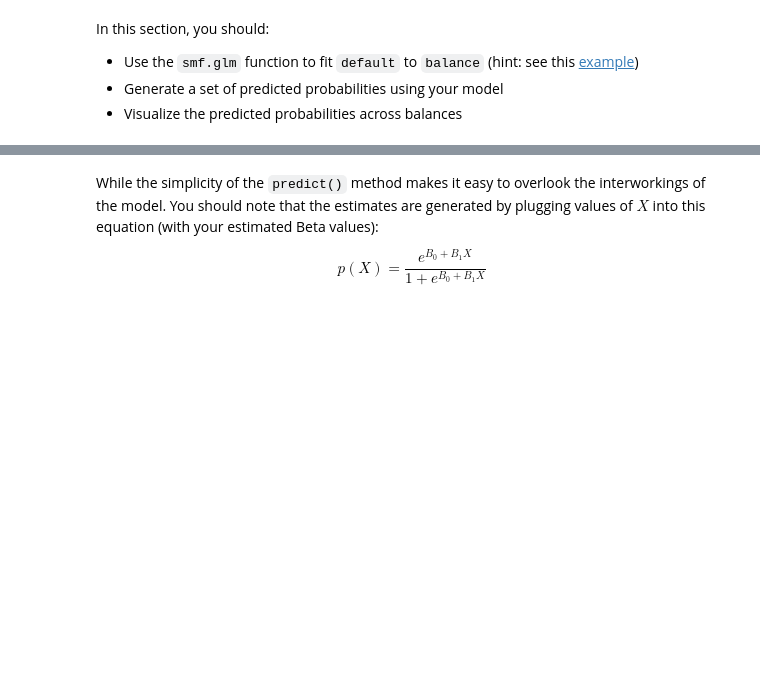
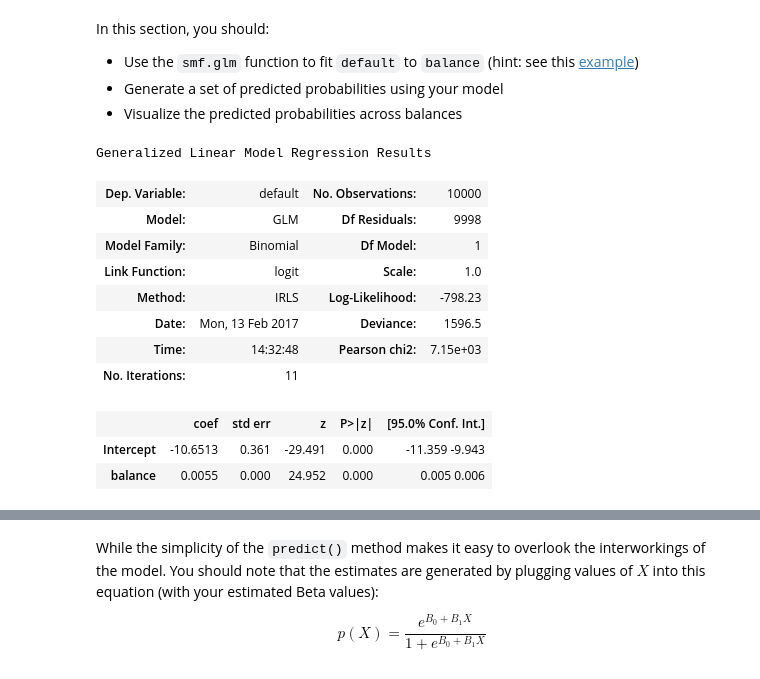
Before and after one commit to info-370/classification, a Jupyter notebook: logistic-regression/demo.ipynb, the cells around one changed output, grey strips where cells are left out. Cells and saved outputs as stored; diff of their text form; code cells hidden in the pictures; blank space fills up the shorter version.

Commit message:
finished logistic regression

```diff
--- a/logistic-regression/demo.ipynb
+++ b/logistic-regression/demo.ipynb
@@ -175,7 +175,20 @@ In this section, you should:
 - Visualize the predicted probabilities across balances
 # %%
 # Use the `smf.glm` function to fit `default` to `balance` (hint: use the `binomial` family)
-mod1 = smf.glm(formula=formula, data=dta, family=sm.families.Binomial()).fit()
+mod1 = smf.glm(formula='default ~ balance', data=df, family=sm.families.Binomial()).fit()
 mod1.summary()
+# %% [output]
+Generalized Linear Model Regression Results
+| Dep. Variable: | default | No. Observations: | 10000 |
+| Model: | GLM | Df Residuals: | 9998 |
+| Model Family: | Binomial | Df Model: | 1 |
+| Link Function: | logit | Scale: | 1.0 |
+| Method: | IRLS | Log-Likelihood: | -798.23 |
+| Date: | Mon, 13 Feb 2017 | Deviance: | 1596.5 |
+| Time: | 14:32:48 | Pearson chi2: | 7.15e+03 |
+| No. Iterations: | 11 |  |  |
+|  | coef | std err | z | P>|z| | [95.0% Conf. Int.] |
+| Intercept | -10.6513 | 0.361 | -29.491 | 0.000 | -11.359 -9.943 |
+| balance | 0.0055 | 0.000 | 24.952 | 0.000 | 0.005 0.006 |
 # %%
 # Generate a set of predicted probabilities using your model
```
Also changed, not shown: parts of 2 cells of this notebook.
